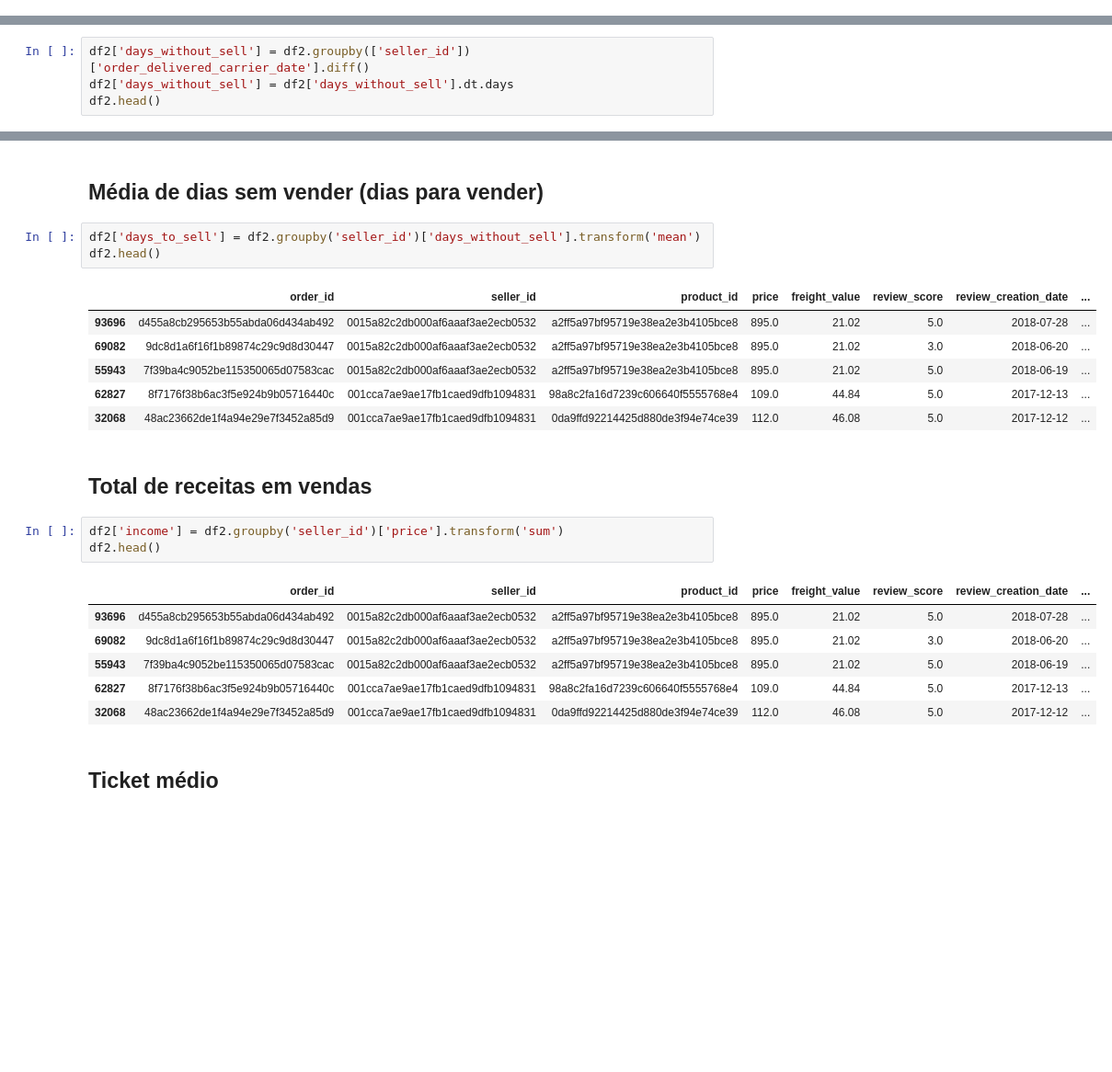
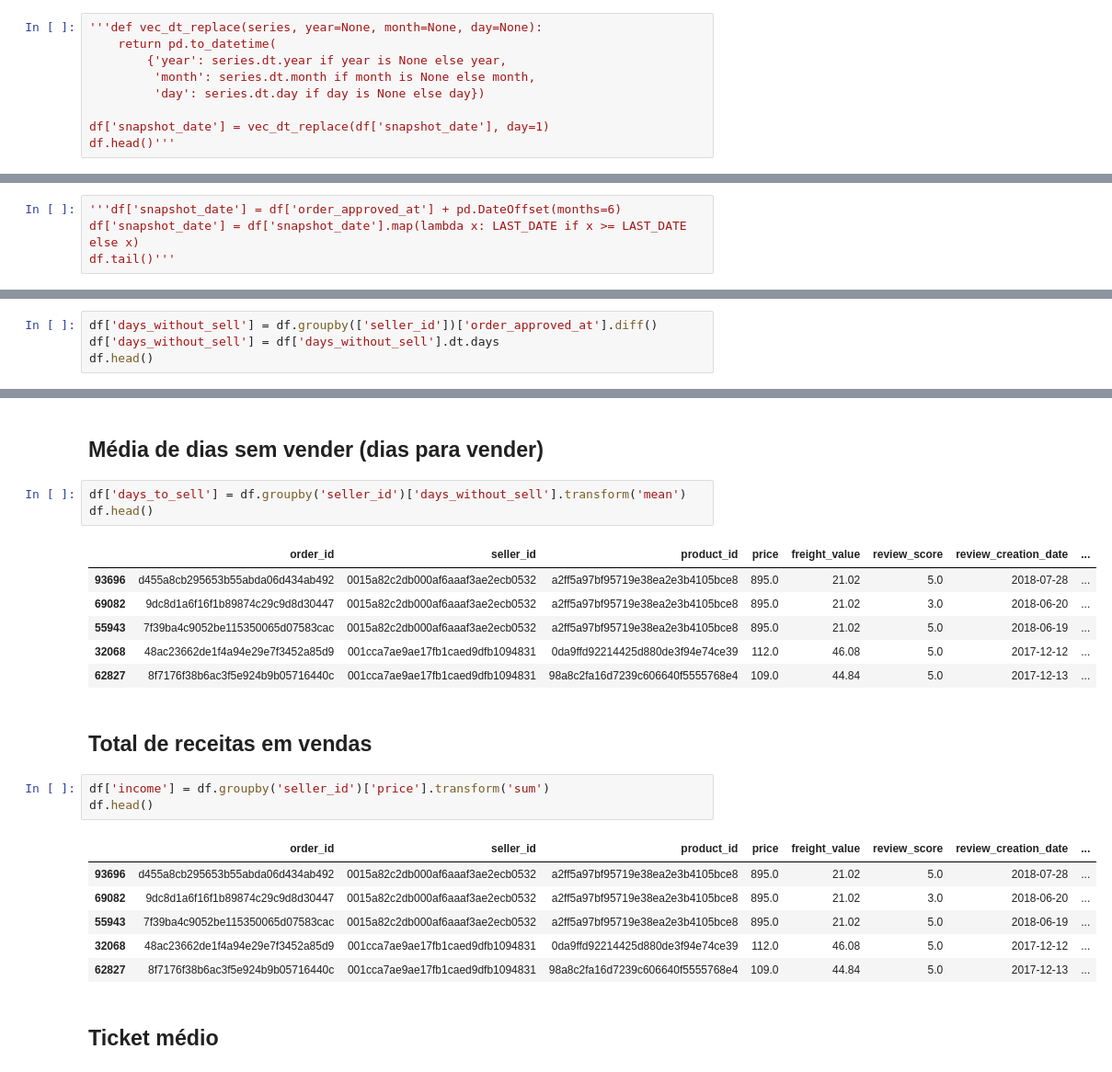
Before and after one commit to custodio-lucas/predict-churn-olist-dataset, a Jupyter notebook: churn_prediction_notebook.ipynb, the cells around one changed output, grey strips where cells are left out. Shown at 92% size. Cells and saved outputs as stored; diff of their text form; blank space fills up the shorter version.

```diff
--- a/churn_prediction_notebook.ipynb
+++ b/churn_prediction_notebook.ipynb
@@ -152,0 +153,9 @@ df2.tail()
+# %%
+'''def vec_dt_replace(series, year=None, month=None, day=None):
+    return pd.to_datetime(
+        {'year': series.dt.year if year is None else year,
+         'month': series.dt.month if month is None else month,
+         'day': series.dt.day if day is None else day})
+
+df['snapshot_date'] = vec_dt_replace(df['snapshot_date'], day=1)
+df.head()'''
@@ -152,0 +168,4 @@ df2.tail()
+# %%
+'''df['snapshot_date'] = df['order_approved_at'] + pd.DateOffset(months=6)
+df['snapshot_date'] = df['snapshot_date'].map(lambda x: LAST_DATE if x >= LAST_DATE else x)
+df.tail()'''
@@ -153,7 +180,7 @@ df2.tail()
 # %%
-df2['days_without_sell'] = df2.groupby(['seller_id'])['order_delivered_carrier_date'].diff()
-df2['days_without_sell'] = df2['days_without_sell'].dt.days
-df2.head()
+df['days_without_sell'] = df.groupby(['seller_id'])['order_approved_at'].diff()
+df['days_without_sell'] = df['days_without_sell'].dt.days
+df.head()
 # %% [output]
 |  | order_id | seller_id | product_id | price | freight_value | review_score | review_creation_date | ... |
 | 93696 | d455a8cb295653b55abda06d434ab492 | 0015a82c2db000af6aaaf3ae2ecb0532 | a2ff5a97bf95719e38ea2e3b4105bce8 | 895.0 | 21.02 | 5.0 | 2018-07-28 | ... |
@@ -164,27 +206,27 @@ df2.head()
 # %% [markdown]
 ## Média de dias sem vender (dias para vender)
 # %%
-df2['days_to_sell'] = df2.groupby('seller_id')['days_without_sell'].transform('mean')
-df2.head()
+df['days_to_sell'] = df.groupby('seller_id')['days_without_sell'].transform('mean')
+df.head()
 # %% [output]
 |  | order_id | seller_id | product_id | price | freight_value | review_score | review_creation_date | ... |
 | 93696 | d455a8cb295653b55abda06d434ab492 | 0015a82c2db000af6aaaf3ae2ecb0532 | a2ff5a97bf95719e38ea2e3b4105bce8 | 895.0 | 21.02 | 5.0 | 2018-07-28 | ... |
 | 69082 | 9dc8d1a6f16f1b89874c29c9d8d30447 | 0015a82c2db000af6aaaf3ae2ecb0532 | a2ff5a97bf95719e38ea2e3b4105bce8 | 895.0 | 21.02 | 3.0 | 2018-06-20 | ... |
 | 55943 | 7f39ba4c9052be115350065d07583cac | 0015a82c2db000af6aaaf3ae2ecb0532 | a2ff5a97bf95719e38ea2e3b4105bce8 | 895.0 | 21.02 | 5.0 | 2018-06-19 | ... |
+| 32068 | 48ac23662de1f4a94e29e7f3452a85d9 | 001cca7ae9ae17fb1caed9dfb1094831 | 0da9ffd92214425d880de3f94e74ce39 | 112.0 | 46.08 | 5.0 | 2017-12-12 | ... |
 | 62827 | 8f7176f38b6ac3f5e924b9b05716440c | 001cca7ae9ae17fb1caed9dfb1094831 | 98a8c2fa16d7239c606640f5555768e4 | 109.0 | 44.84 | 5.0 | 2017-12-13 | ... |
-| 32068 | 48ac23662de1f4a94e29e7f3452a85d9 | 001cca7ae9ae17fb1caed9dfb1094831 | 0da9ffd92214425d880de3f94e74ce39 | 112.0 | 46.08 | 5.0 | 2017-12-12 | ... |
 # %% [markdown]
 ## Total de receitas em vendas
 # %%
-df2['income'] = df2.groupby('seller_id')['price'].transform('sum')
-df2.head()
+df['income'] = df.groupby('seller_id')['price'].transform('sum')
+df.head()
 # %% [output]
 |  | order_id | seller_id | product_id | price | freight_value | review_score | review_creation_date | ... |
 | 93696 | d455a8cb295653b55abda06d434ab492 | 0015a82c2db000af6aaaf3ae2ecb0532 | a2ff5a97bf95719e38ea2e3b4105bce8 | 895.0 | 21.02 | 5.0 | 2018-07-28 | ... |
 | 69082 | 9dc8d1a6f16f1b89874c29c9d8d30447 | 0015a82c2db000af6aaaf3ae2ecb0532 | a2ff5a97bf95719e38ea2e3b4105bce8 | 895.0 | 21.02 | 3.0 | 2018-06-20 | ... |
 | 55943 | 7f39ba4c9052be115350065d07583cac | 0015a82c2db000af6aaaf3ae2ecb0532 | a2ff5a97bf95719e38ea2e3b4105bce8 | 895.0 | 21.02 | 5.0 | 2018-06-19 | ... |
+| 32068 | 48ac23662de1f4a94e29e7f3452a85d9 | 001cca7ae9ae17fb1caed9dfb1094831 | 0da9ffd92214425d880de3f94e74ce39 | 112.0 | 46.08 | 5.0 | 2017-12-12 | ... |
 | 62827 | 8f7176f38b6ac3f5e924b9b05716440c | 001cca7ae9ae17fb1caed9dfb1094831 | 98a8c2fa16d7239c606640f5555768e4 | 109.0 | 44.84 | 5.0 | 2017-12-13 | ... |
-| 32068 | 48ac23662de1f4a94e29e7f3452a85d9 | 001cca7ae9ae17fb1caed9dfb1094831 | 0da9ffd92214425d880de3f94e74ce39 | 112.0 | 46.08 | 5.0 | 2017-12-12 | ... |
 # %% [markdown]
 ## Ticket médio
 # %%
```
Also changed, not shown: parts of 35 cells of this notebook.
